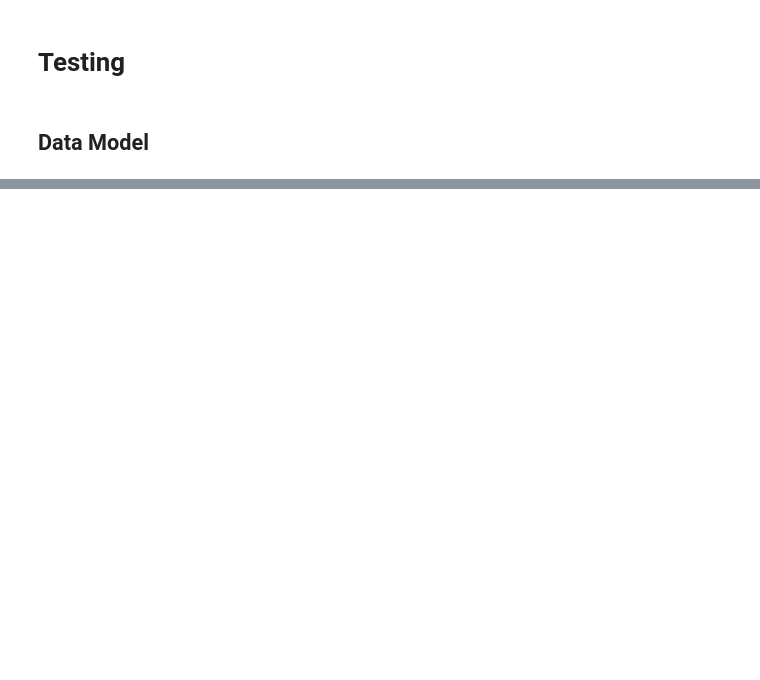
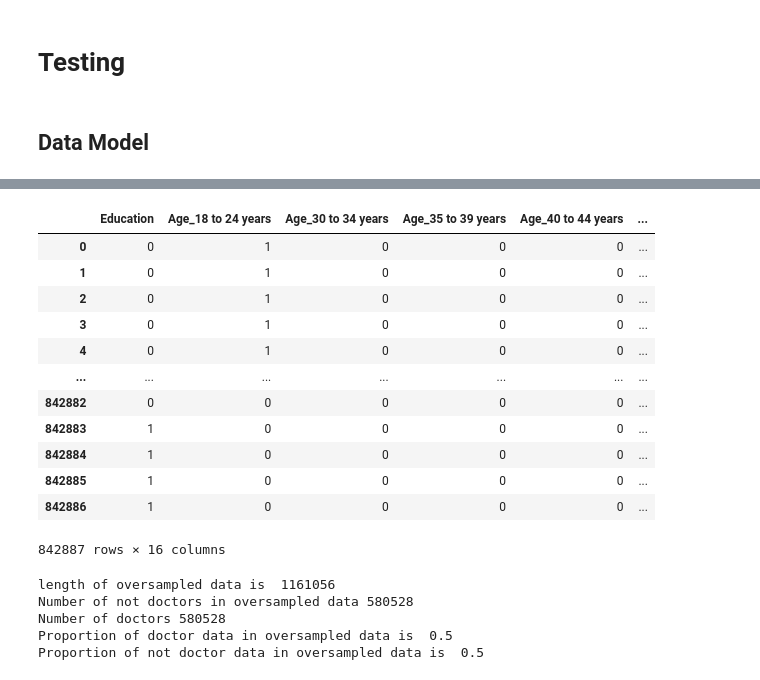
Before and after one commit to samuelroiz/Predict_Education, a Jupyter notebook: juypter_notebook/census_data_model.ipynb, the cells around one changed output, grey strips where cells are left out. Drawn from its saved outputs; the diff is of its cells as text; code cells hidden in the pictures; blank space fills up the shorter version.

```diff
--- a/juypter_notebook/census_data_model.ipynb
+++ b/juypter_notebook/census_data_model.ipynb
@@ -52,0 +100,40 @@ Name: Sex, dtype: int64
+# %%
+data_final_dropped = data_final.drop(['Age_25 to 29 years','Race_Asian','Sex_Male'], axis=1)
+# car_df.drop(['safety_rating', 'passenger_capacity'], axis = 1, inplace = True)
+data_final_dropped
+# %% [output]
+|  | Education | Age_18 to 24 years | Age_30 to 34 years | Age_35 to 39 years | Age_40 to 44 years | ... |
+| 0 | 0 | 1 | 0 | 0 | 0 | ... |
+| 1 | 0 | 1 | 0 | 0 | 0 | ... |
+| 2 | 0 | 1 | 0 | 0 | 0 | ... |
+| 3 | 0 | 1 | 0 | 0 | 0 | ... |
+| 4 | 0 | 1 | 0 | 0 | 0 | ... |
+| ... | ... | ... | ... | ... | ... | ... |
+| 842882 | 0 | 0 | 0 | 0 | 0 | ... |
+| 842883 | 1 | 0 | 0 | 0 | 0 | ... |
+| 842884 | 1 | 0 | 0 | 0 | 0 | ... |
+| 842885 | 1 | 0 | 0 | 0 | 0 | ... |
+| 842886 | 1 | 0 | 0 | 0 | 0 | ... |
+842887 rows × 16 columns
+# %%
+X = data_final_dropped.loc[:, data_final_dropped.columns != 'Education']
+y = data_final_dropped.loc[:, data_final_dropped.columns == 'Education']
+from imblearn.over_sampling import SMOTE
+os = SMOTE(random_state=0)
+X_train, X_test, y_train, y_test = train_test_split(X, y, test_size=0.3, random_state=0)
+columns = X_train.columns
+os_data_X,os_data_y=os.fit_resample(X_train, y_train)
+os_data_X = pd.DataFrame(data=os_data_X,columns=columns )
+os_data_y= pd.DataFrame(data=os_data_y,columns=['Education'])
+# we can Check the numbers of our data
+print("length of oversampled data is ",len(os_data_X))
+print("Number of not doctors in oversampled data",len(os_data_y[os_data_y['Education']==0]))
+print("Number of doctors",len(os_data_y[os_data_y['Education']==1]))
+print("Proportion of doctor data in oversampled data is ",len(os_data_y[os_data_y['Education']==0])/len(os_data_X))
+print("Proportion of not doctor data in oversampled data is ",len(os_data_y[os_data_y['Education']==1])/len(os_data_X))
+# %% [output]
+length of oversampled data is  1161056
+Number of not doctors in oversampled data 580528
+Number of doctors 580528
+Proportion of doctor data in oversampled data is  0.5
+Proportion of not doctor data in oversampled data is  0.5
```
Also changed, not shown: parts of 10 cells of this notebook, 4 other files.
